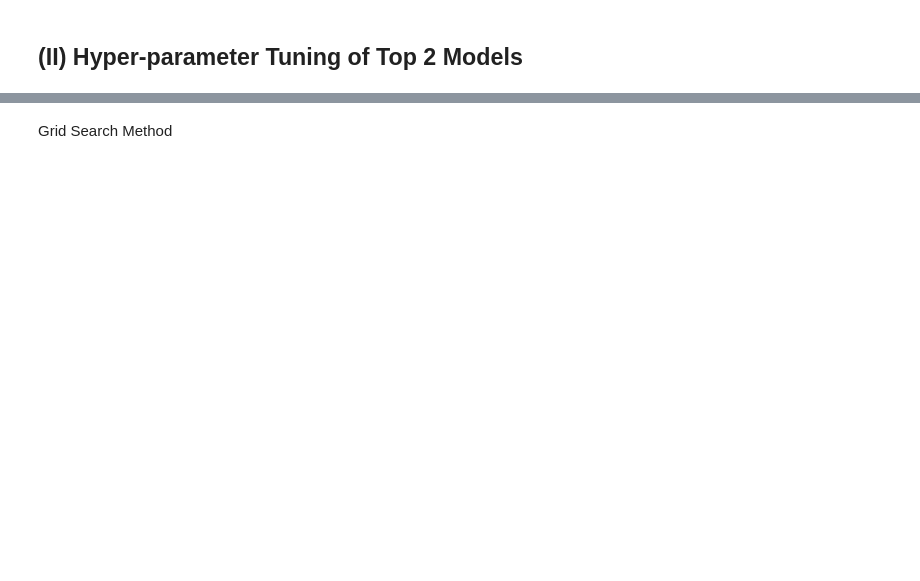
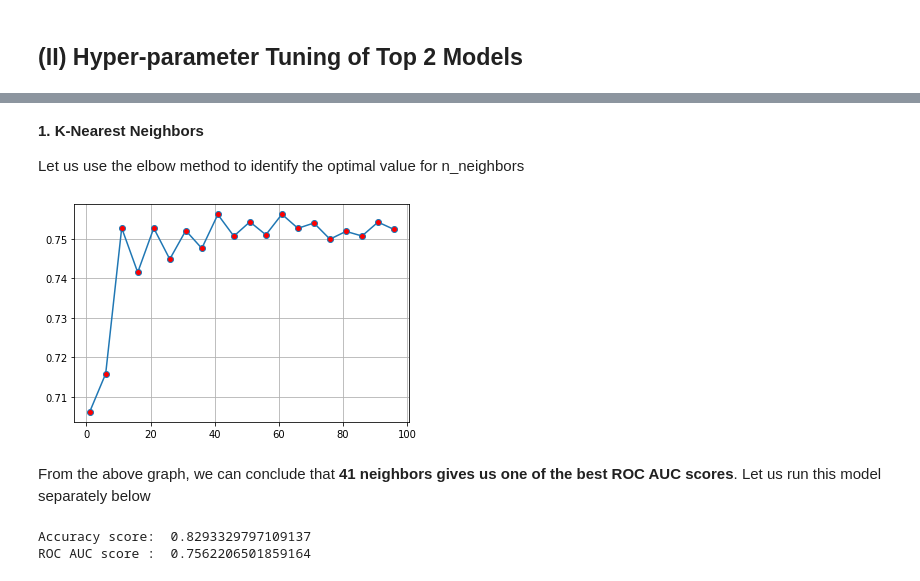
Before and after one commit to ishitashah23/learning-projects, a Jupyter notebook: Income-category Classification Project/Classification Project_Income based on Census.ipynb, the cells around one changed output, grey strips where cells are left out. Saved outputs shown, nothing was run; the diff lists cells and outputs as text; code cells hidden in the pictures; blank space fills up the shorter version.

```diff
--- a/Income-category Classification Project/Classification Project_Income based on Census.ipynb
+++ b/Income-category Classification Project/Classification Project_Income based on Census.ipynb
@@ -320,7 +393,3 @@ y = df.iloc[:,-1]
-# %%
-from sklearn.preprocessing import LabelEncoder
-le = LabelEncoder()
-y = le.fit_transform(y)
 # %%
 X.head(2)
 # %% [output]
@@ -477,2 +565,0 @@ roc_scores = np.array([rf_roc,svcl_roc,svcr_roc,log_roc,knn_roc,nb_roc])
-# %% [markdown]
-Grid Search Method
@@ -482,0 +566,30 @@ param_grid = {'n_neighbors' : np.arange(1,41)}
+# %% [markdown]
+**1. K-Nearest Neighbors**
+
+Let us use the elbow method to identify the optimal value for n_neighbors
+# %%
+knn2_roc_auc = []
+
+for i in range(1,100,5):
+    knn2 = KNeighborsClassifier(n_neighbors=i)
+    knn2.fit(X_train,y_train)
+    knn2_y_pred = knn2.predict(X_test)
+    knn2_roc_auc.append(metrics.roc_auc_score(y_test,knn2_y_pred))
+# %%
+plt.plot(np.arange(1,100,5),knn2_roc_auc,marker='o',markerfacecolor='red')
+plt.grid(True)
+# %% [output]
+[figure, added]
+# %% [markdown]
+From the above graph, we can conclude that **41 neighbors gives us one of the best ROC AUC scores**. Let us run this model separately below
+# %%
+knn_final = KNeighborsClassifier(n_neighbors=41)
+knn_final.fit(X_train,y_train)
+knnf_y_pred = knn_final.predict(X_test)
+knnf_ac = metrics.accuracy_score(y_test,knnf_y_pred)
+knnf_roc = metrics.roc_auc_score(y_test,knnf_y_pred)
+print('Accuracy score: ',knnf_ac)
+print('ROC AUC score : ',knnf_roc)
+# %% [output]
+Accuracy score:  0.8293329797109137
+ROC AUC score :  0.7562206501859164
```
Also changed, not shown: parts of 58 cells of this notebook.
